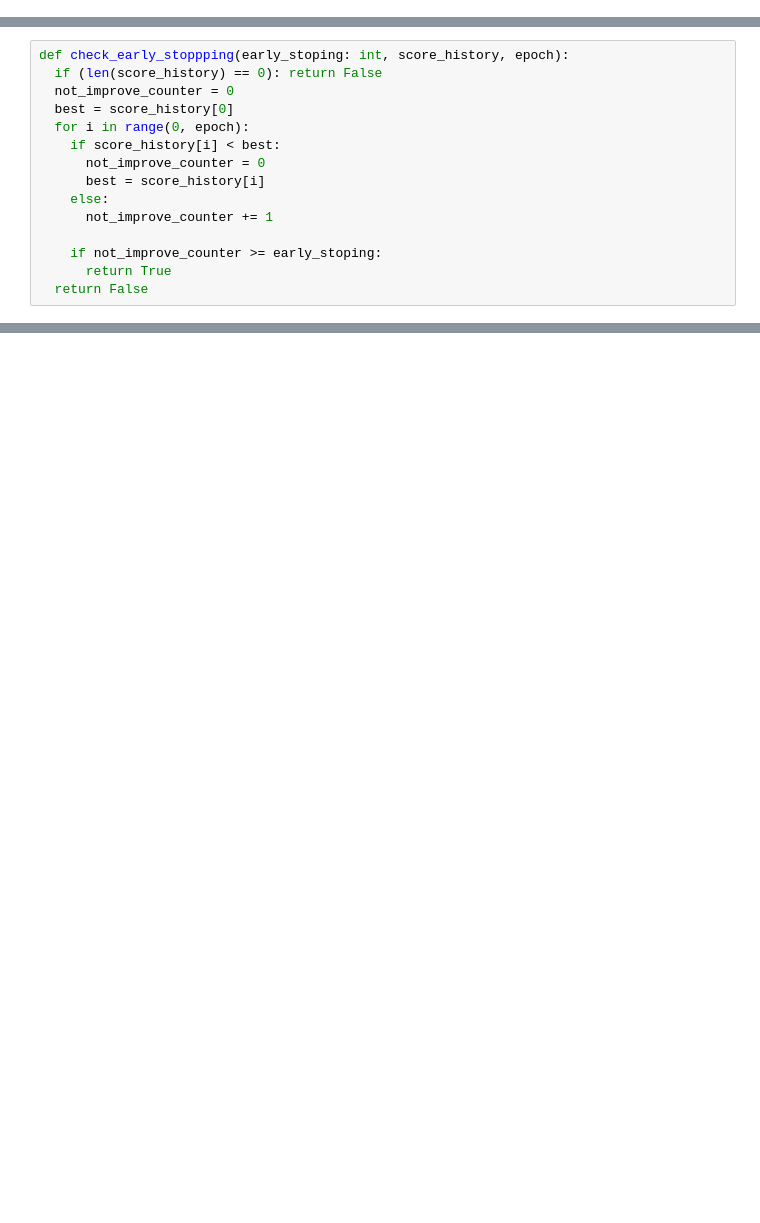
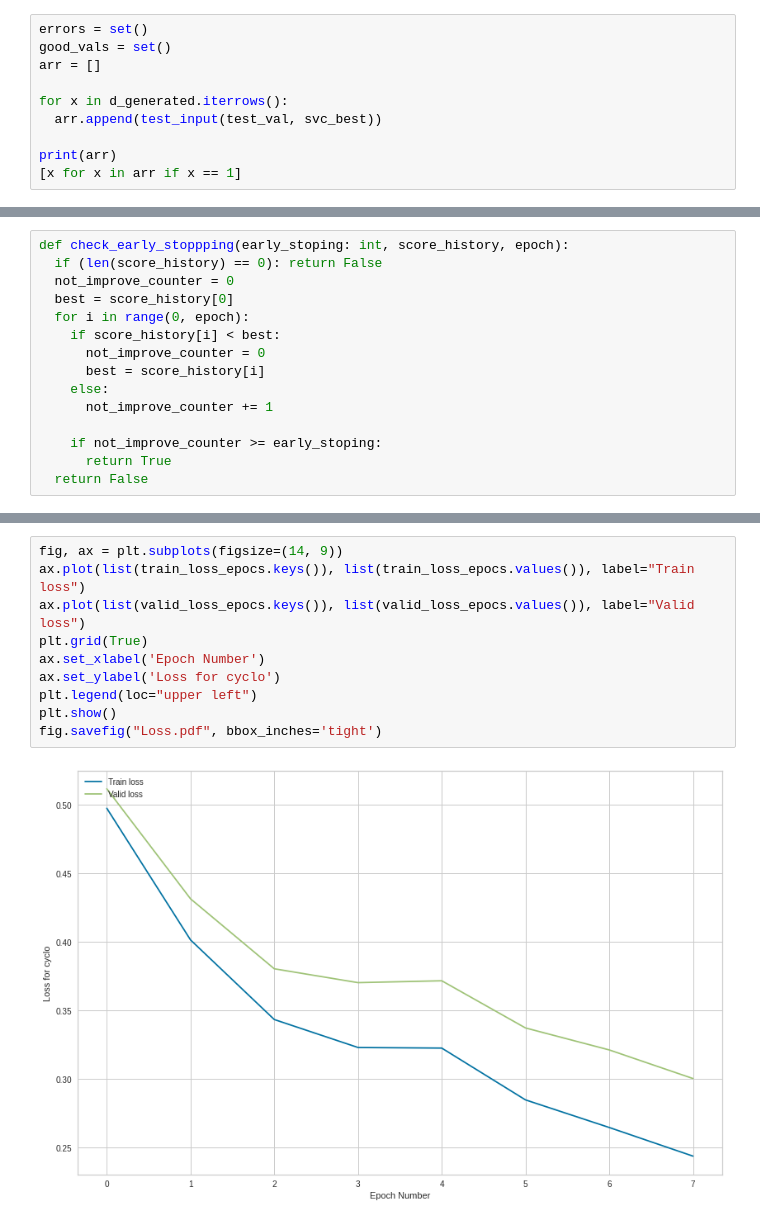
Before and after one commit to cqfn/aibolit, a Jupyter notebook: model/Pairwise.ipynb, the cells around one changed output, grey strips where cells are left out. Drawn from its saved outputs; the diff is of its cells as text; blank space fills up the shorter version.

```diff
--- a/model/Pairwise.ipynb
+++ b/model/Pairwise.ipynb
@@ -345,0 +443,10 @@ NetworkXUnfeasible: ignored
+# %%
+errors = set()
+good_vals = set()
+arr = []
+
+for x in d_generated.iterrows():
+  arr.append(test_input(test_val, svc_best))
+
+print(arr)
+[x for x in arr if x == 1]
@@ -666,0 +905,12 @@ pred=clf_svm1.predict(X_test)
+# %%
+fig, ax = plt.subplots(figsize=(14, 9))
+ax.plot(list(train_loss_epocs.keys()), list(train_loss_epocs.values()), label="Train loss")
+ax.plot(list(valid_loss_epocs.keys()), list(valid_loss_epocs.values()), label="Valid loss")
+plt.grid(True)
+ax.set_xlabel('Epoch Number')
+ax.set_ylabel('Loss for cyclo')
+plt.legend(loc="upper left")
+plt.show()
+fig.savefig("Loss.pdf", bbox_inches='tight')
+# %% [output]
+[figure, added]
```
Also changed, not shown: parts of 50 cells of this notebook, 1 other file.
